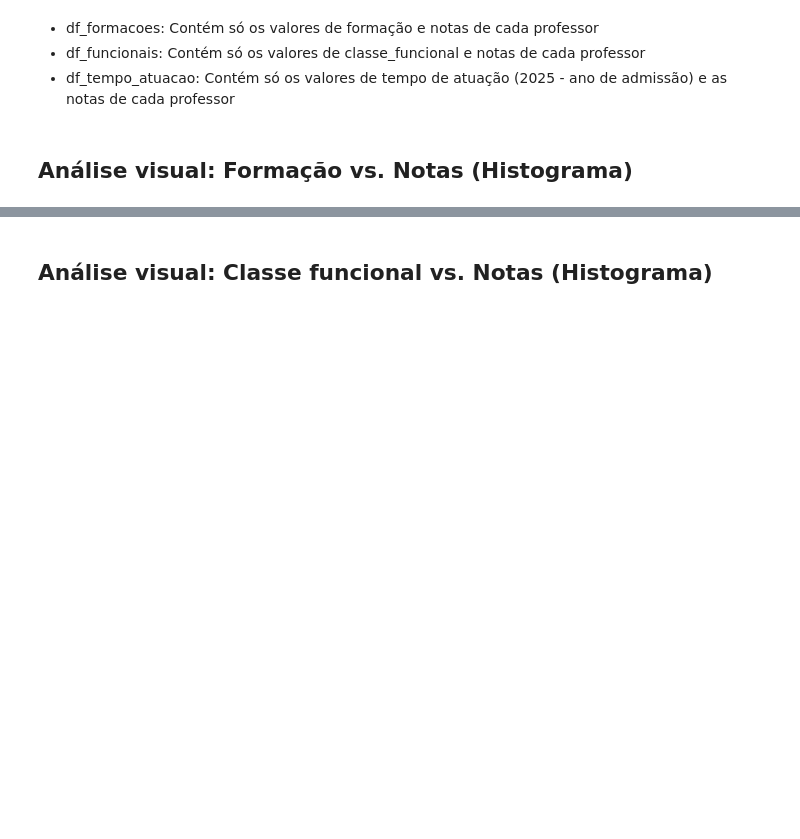
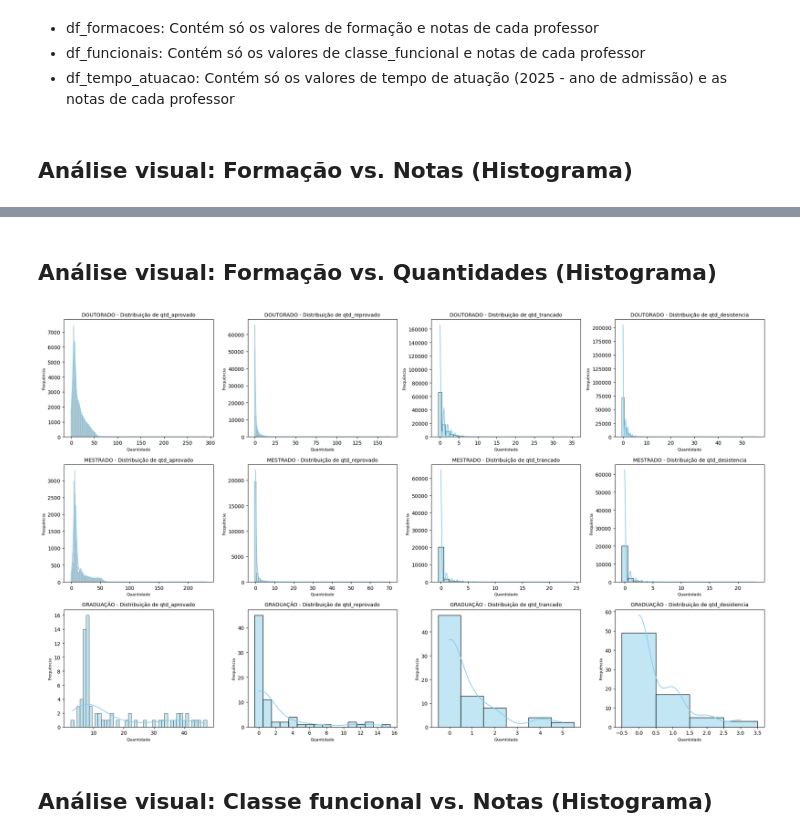
Before and after one commit to PETCC-UFRN/data-pet, a Jupyter notebook: ENAPET2025/EDA_professores.ipynb, the cells around one changed output, grey strips where cells are left out. Drawn from its saved outputs; the diff is of its cells as text; code cells hidden in the pictures; blank space fills up the shorter version.

```diff
--- a/ENAPET2025/EDA_professores.ipynb
+++ b/ENAPET2025/EDA_professores.ipynb
@@ -133,3 +138,38 @@ plt.show()
+# %% [markdown]
+## Análise visual: Formação vs. Quantidades (Histograma)
+# %%
+formacoes = df_formacoes['formacao'].unique()
+n_rows = len(formacoes)
+n_cols = len(quantidades)
+
+fig, axes = plt.subplots(n_rows, n_cols, figsize=(5 * n_cols, 4 * n_rows))
+axes = axes.flatten()
+ax_index = 0
+
+for formacao in formacoes:
+    for quantidade in quantidades:
+        ax = axes[ax_index]
+
+        sns.histplot(
+            df_formacoes[df_formacoes['formacao'] == formacao][quantidade],
+            bins=20,
+            discrete=True,
+            kde=True,
+            color='skyblue',
+            ax=ax,
+        )
+
+        ax.set_title(f'{formacao} - Distribuição de {quantidade}', fontsize=10)
+        ax.set_xlabel('Quantidade', fontsize=8)
+        ax.set_ylabel('Frequência', fontsize=8)
+
+        ax_index += 1
+
+plt.tight_layout()
+
+plt.show()
+# %% [output]
+[figure, added]
 # %% [markdown]
 ## Análise visual: Classe funcional vs. Notas (Histograma)
 # %%
```
Also changed, not shown: parts of 12 cells of this notebook.
